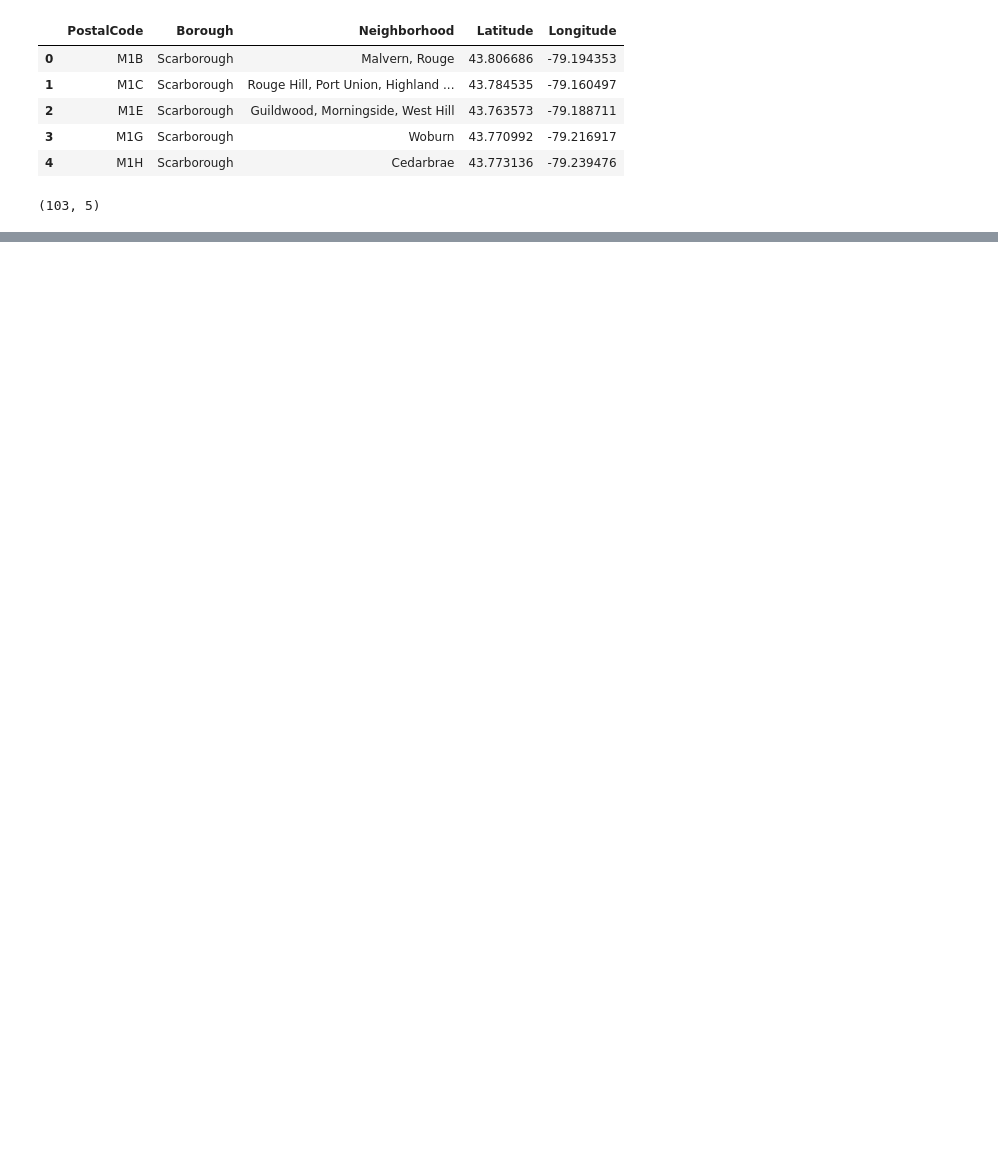
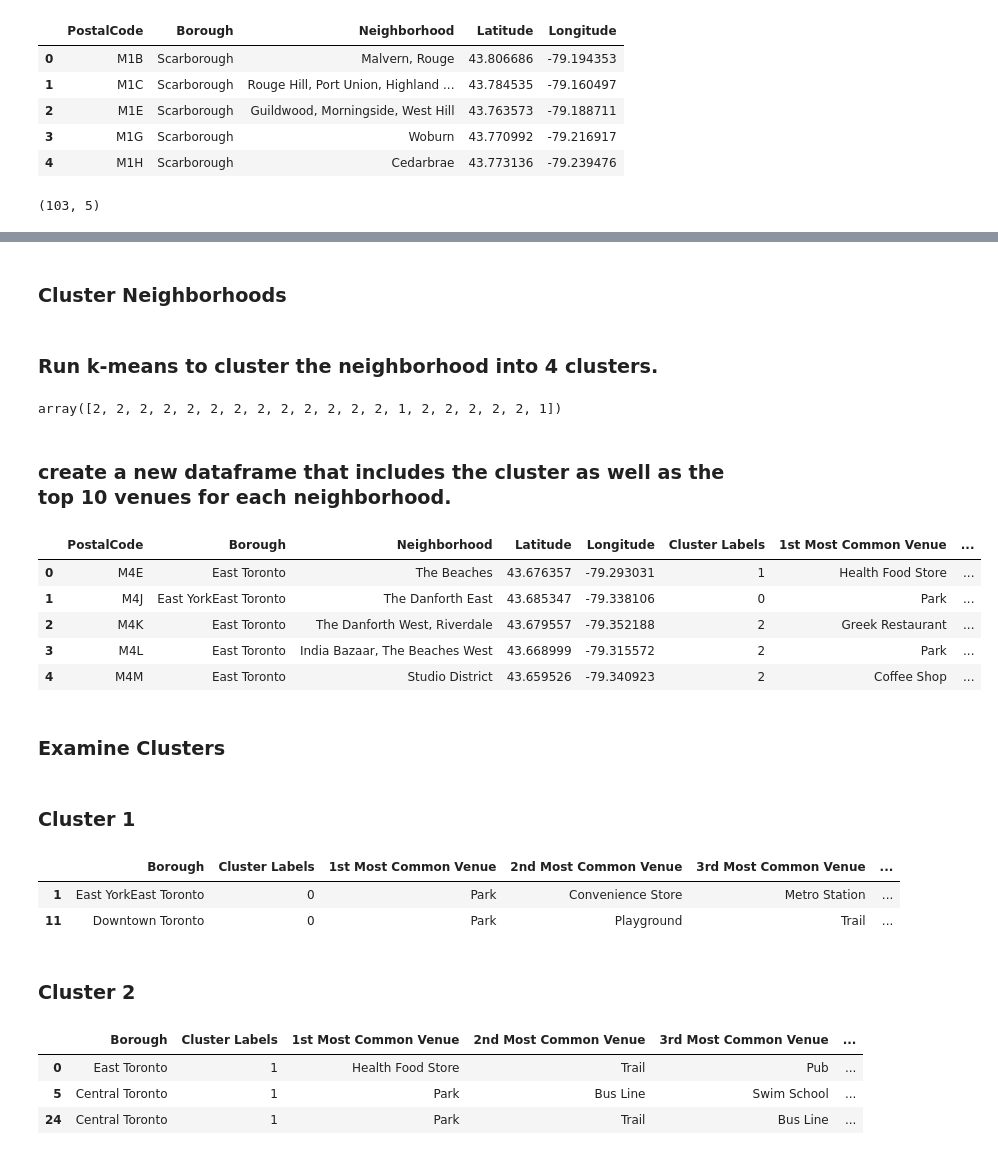
Before and after one commit to Ganaini/Coursera_Capstone, a Jupyter notebook: Exploring_Toronto_Neighborhood.ipynb, the cells around one changed output, grey strips where cells are left out. Cells and saved outputs as stored; diff of their text form; code cells hidden in the pictures; blank space fills up the shorter version.

```diff
--- a/Exploring_Toronto_Neighborhood.ipynb
+++ b/Exploring_Toronto_Neighborhood.ipynb
@@ -131,0 +571,55 @@ print(df.shape)
+# %% [markdown]
+### Cluster Neighborhoods
+# %% [markdown]
+### Run k-means to cluster the neighborhood into 4 clusters.
+# %%
+# set number of clusters
+kclusters = 4
+
+Toronto_grouped_clustering = Toronto_grouped.drop('Neighborhood', 1)
+
+# run k-means clustering
+kmeans = KMeans(n_clusters=kclusters, random_state=0).fit(Toronto_grouped_clustering)
+
+# check cluster labels generated for each row in the dataframe
+kmeans.labels_[0:20]
+# %% [output]
+array([2, 2, 2, 2, 2, 2, 2, 2, 2, 2, 2, 2, 2, 1, 2, 2, 2, 2, 2, 1])
+# %% [markdown]
+### create a new dataframe that includes the cluster as well as the top 10 venues for each neighborhood.
+# %%
+# add clustering labels
+neighborhoods_venues_sorted.insert(0, 'Cluster Labels', kmeans.labels_)
+
+Toronto_merged = Toronto_df
+
+# merge manhattan_grouped with manhattan_data to add latitude/longitude for each neighborhood
+Toronto_merged = Toronto_merged.join(neighborhoods_venues_sorted.set_index('Neighborhood'), on='Neighborhood')
+
+Toronto_merged.head() # check the last columns!
+# %% [output]
+|  | PostalCode | Borough | Neighborhood | Latitude | Longitude | Cluster Labels | 1st Most Common Venue | ... |
+| 0 | M4E | East Toronto | The Beaches | 43.676357 | -79.293031 | 1 | Health Food Store | ... |
+| 1 | M4J | East YorkEast Toronto | The Danforth East | 43.685347 | -79.338106 | 0 | Park | ... |
+| 2 | M4K | East Toronto | The Danforth West, Riverdale | 43.679557 | -79.352188 | 2 | Greek Restaurant | ... |
+| 3 | M4L | East Toronto | India Bazaar, The Beaches West | 43.668999 | -79.315572 | 2 | Park | ... |
+| 4 | M4M | East Toronto | Studio District | 43.659526 | -79.340923 | 2 | Coffee Shop | ... |
+# %% [markdown]
+### Examine Clusters
+# %% [markdown]
+### Cluster 1
+# %%
+Toronto_merged.loc[Toronto_merged['Cluster Labels'] == 0, Toronto_merged.columns[[1] + list(range(5, Toronto_merged.shape[1]))]]
+# %% [output]
+|  | Borough | Cluster Labels | 1st Most Common Venue | 2nd Most Common Venue | 3rd Most Common Venue | ... |
+| 1 | East YorkEast Toronto | 0 | Park | Convenience Store | Metro Station | ... |
+| 11 | Downtown Toronto | 0 | Park | Playground | Trail | ... |
+# %% [markdown]
+### Cluster 2
+# %%
+Toronto_merged.loc[Toronto_merged['Cluster Labels'] == 1, Toronto_merged.columns[[1] + list(range(5, Toronto_merged.shape[1]))]]
+# %% [output]
+|  | Borough | Cluster Labels | 1st Most Common Venue | 2nd Most Common Venue | 3rd Most Common Venue | ... |
+| 0 | East Toronto | 1 | Health Food Store | Trail | Pub | ... |
+| 5 | Central Toronto | 1 | Park | Bus Line | Swim School | ... |
+| 24 | Central Toronto | 1 | Park | Trail | Bus Line | ... |
```
Also changed, not shown: parts of 72 cells of this notebook.
